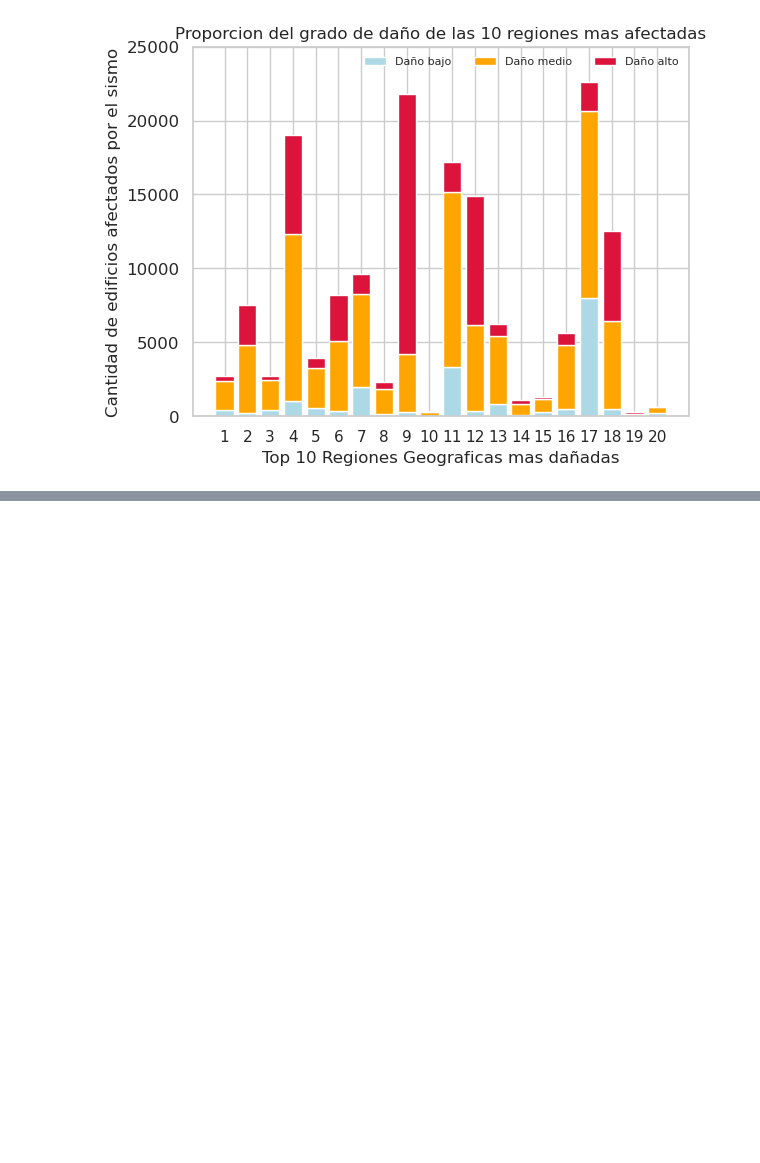
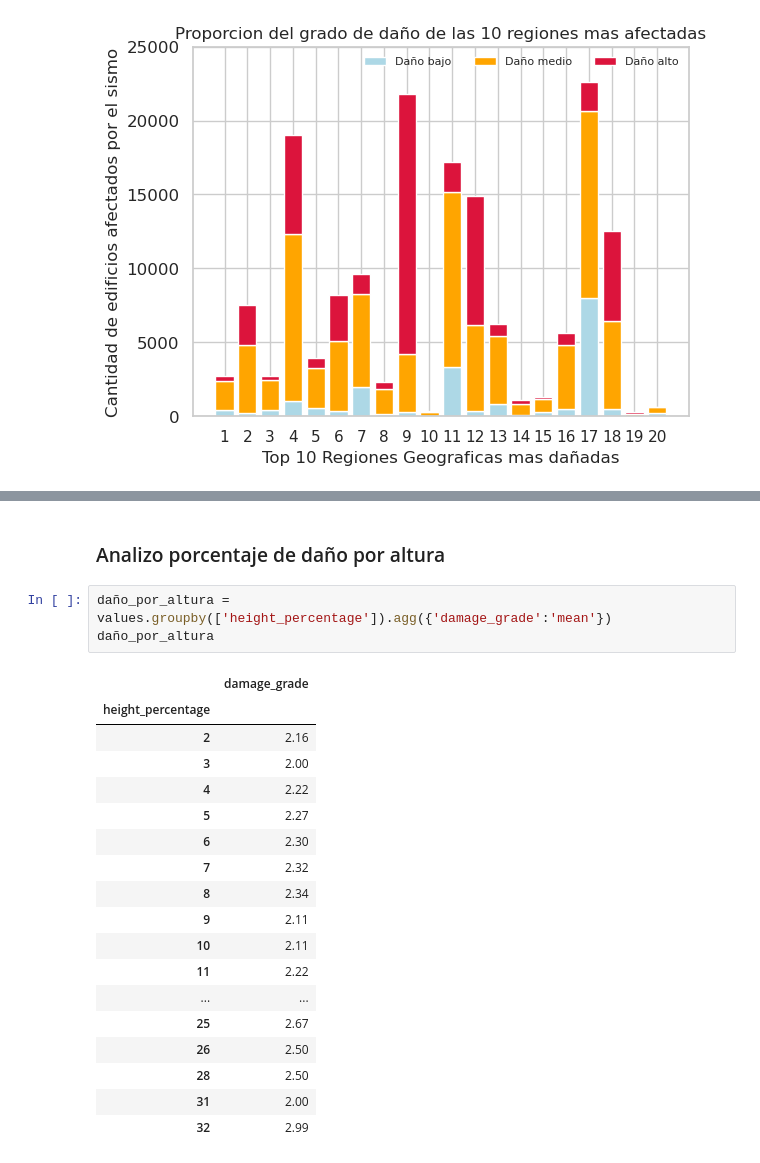
Before and after one commit to Jose897/ARSAT, a Jupyter notebook: Analisis-Columnas-2-9.ipynb, the cells around one changed output, grey strips where cells are left out. Saved outputs shown, nothing was run; the diff lists cells and outputs as text; blank space fills up the shorter version.

```diff
--- a/Analisis-Columnas-2-9.ipynb
+++ b/Analisis-Columnas-2-9.ipynb
@@ -250,0 +265,24 @@ plt.show()
+# %% [markdown]
+### Analizo porcentaje de daño por altura
+# %%
+daño_por_altura = values.groupby(['height_percentage']).agg({'damage_grade':'mean'})
+daño_por_altura
+# %% [output]
+|  | damage_grade |
+| height_percentage |  |
+| 2 | 2.16 |
+| 3 | 2.00 |
+| 4 | 2.22 |
+| 5 | 2.27 |
+| 6 | 2.30 |
+| 7 | 2.32 |
+| 8 | 2.34 |
+| 9 | 2.11 |
+| 10 | 2.11 |
+| 11 | 2.22 |
+| ... | ... |
+| 25 | 2.67 |
+| 26 | 2.50 |
+| 28 | 2.50 |
+| 31 | 2.00 |
+| 32 | 2.99 |
```
Also changed, not shown: parts of 7 cells of this notebook.
